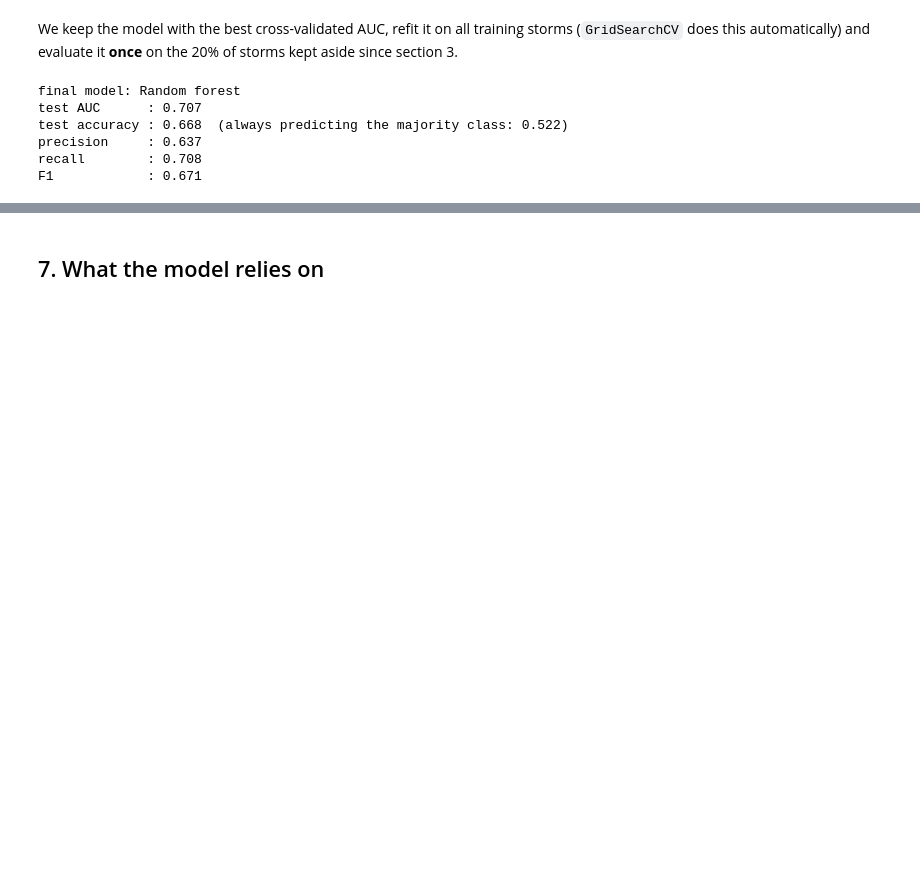
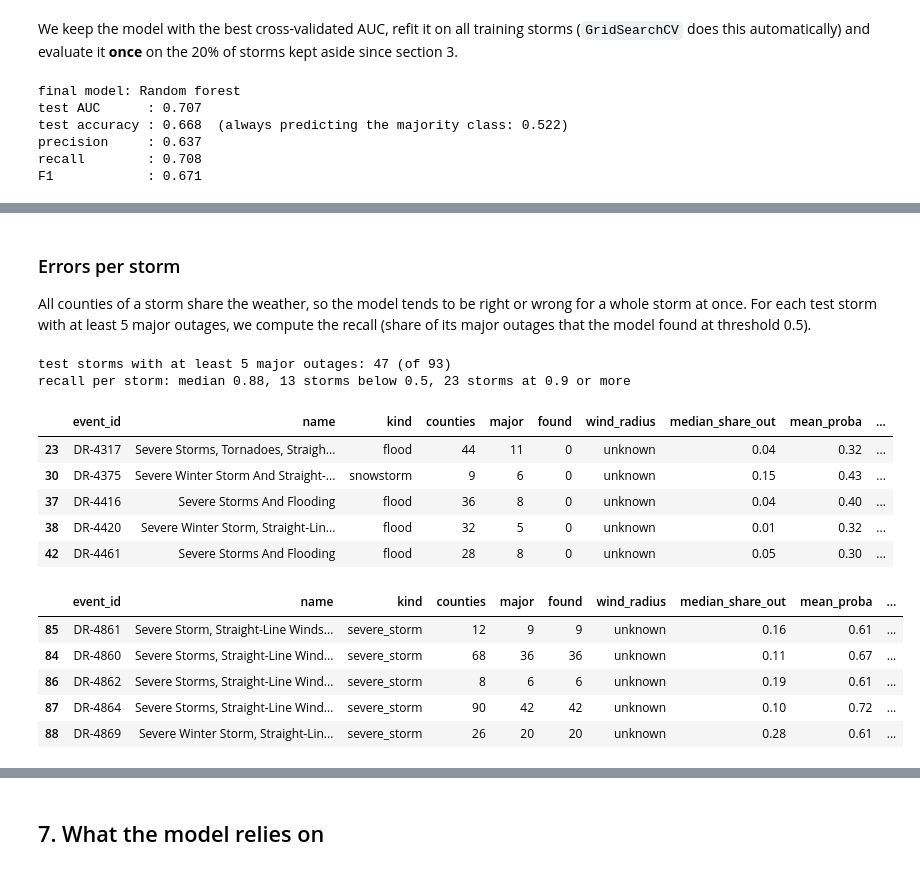
Before and after one commit to criptore/Lights-Out, a Jupyter notebook: notebooks/02_classifier.ipynb, the cells around one changed output, grey strips where cells are left out. Drawn from its saved outputs; the diff is of its cells as text; code cells hidden in the pictures; blank space fills up the shorter version.

```diff
--- a/notebooks/02_classifier.ipynb
+++ b/notebooks/02_classifier.ipynb
@@ -342,0 +403,37 @@ plt.show()
+# %% [markdown]
+### Errors per storm
+
+All counties of a storm share the weather, so the model tends to be right or wrong for a whole storm at once. For each
+test storm with at least 5 major outages, we compute the recall (share of its major outages that the model found at
+threshold 0.5).
+# %%
+test_df = df.iloc[test_idx].assign(proba=proba, pred=pred)
+per_storm = (test_df.groupby(['event_id', 'name', 'kind'])
+                    .agg(counties=('major_outage', 'size'), major=('major_outage', 'sum'),
+                         found=('pred', lambda s: int((s & test_df.loc[s.index, 'major_outage']).sum())),
+                         wind_radius=('wind_radius', 'first'), median_share_out=('peak_share_out', 'median'),
+                         mean_proba=('proba', 'mean'))
+                    .reset_index())
+per_storm['recall'] = per_storm['found'] / per_storm['major']
+big = per_storm[per_storm['major'] >= 5].sort_values('recall')
+print(f"test storms with at least 5 major outages: {len(big)} (of {per_storm['event_id'].nunique()})")
+print(f"recall per storm: median {big['recall'].median():.2f}, "
+      f"{(big['recall'] < 0.5).sum()} storms below 0.5, {(big['recall'] >= 0.9).sum()} storms at 0.9 or more")
+big['name'] = big['name'].str.slice(0, 40)
+display(big.head(5).round(2))
+big.tail(5).round(2)
+# %% [output]
+test storms with at least 5 major outages: 47 (of 93)
+recall per storm: median 0.88, 13 storms below 0.5, 23 storms at 0.9 or more
+|  | event_id | name | kind | counties | major | found | wind_radius | median_share_out | mean_proba | ... |
+| 23 | DR-4317 | Severe Storms, Tornadoes, Straigh... | flood | 44 | 11 | 0 | unknown | 0.04 | 0.32 | ... |
+| 30 | DR-4375 | Severe Winter Storm And Straight-... | snowstorm | 9 | 6 | 0 | unknown | 0.15 | 0.43 | ... |
+| 37 | DR-4416 | Severe Storms And Flooding | flood | 36 | 8 | 0 | unknown | 0.04 | 0.40 | ... |
+| 38 | DR-4420 | Severe Winter Storm, Straight-Lin... | flood | 32 | 5 | 0 | unknown | 0.01 | 0.32 | ... |
+| 42 | DR-4461 | Severe Storms And Flooding | flood | 28 | 8 | 0 | unknown | 0.05 | 0.30 | ... |
+|  | event_id | name | kind | counties | major | found | wind_radius | median_share_out | mean_proba | ... |
+| 85 | DR-4861 | Severe Storm, Straight-Line Winds... | severe_storm | 12 | 9 | 9 | unknown | 0.16 | 0.61 | ... |
+| 84 | DR-4860 | Severe Storms, Straight-Line Wind... | severe_storm | 68 | 36 | 36 | unknown | 0.11 | 0.67 | ... |
+| 86 | DR-4862 | Severe Storms, Straight-Line Wind... | severe_storm | 8 | 6 | 6 | unknown | 0.19 | 0.61 | ... |
+| 87 | DR-4864 | Severe Storms, Straight-Line Wind... | severe_storm | 90 | 42 | 42 | unknown | 0.10 | 0.72 | ... |
+| 88 | DR-4869 | Severe Winter Storm, Straight-Lin... | severe_storm | 26 | 20 | 20 | unknown | 0.28 | 0.61 | ... |
```
Also changed, not shown: parts of 12 cells of this notebook, 4 other files.
